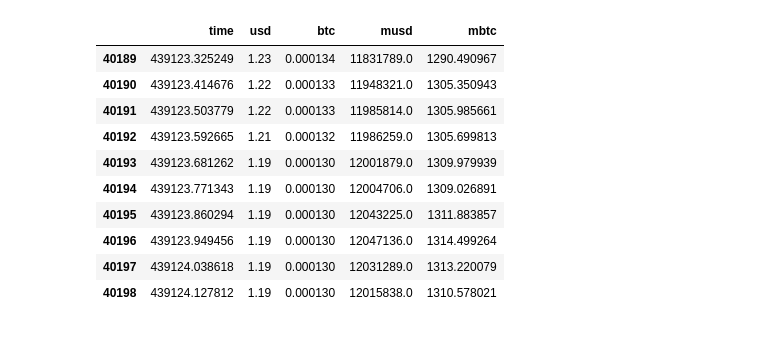
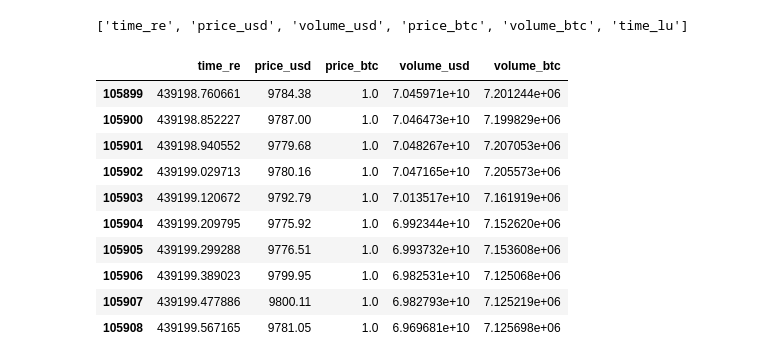
Before and after one commit to kaluzap/python_coingecko_mysql_report, a Jupyter notebook: notebook/open_clean_old_database.ipynb, the cells around one changed output. Saved outputs shown, nothing was run; the diff lists cells and outputs as text; code cells hidden in the pictures.

```diff
--- a/notebook/open_clean_old_database.ipynb
+++ b/notebook/open_clean_old_database.ipynb
@@ -6,15 +10,24 @@ file = "/home/pablo/bitcoin/tomador_de_datos/python_coingecko/datos/LSK_todo.dat
+# %%
+print(config.COLUMN_NAMES)
+# %% [output]
+['time_re', 'price_usd', 'volume_usd', 'price_btc', 'volume_btc', 'time_lu']
+# %%
+the_file = f'/home/pablo/MEGA/SEGURO_DE_DATOS/datos/old_database/{the_symbol}_todo.dat'
 # %%
-df = pd.read_csv(file, dtype = {'time':np.float64, 'usd':np.float64, 'btc':np.float64, 'musd':np.float64, 'mbtc':np.float64}, names = ['time', 'usd', 'btc', 'musd', 'mbtc'], usecols=[0, 1, 2, 3, 4], delim_whitespace = True)
+df = pd.read_csv(the_file, dtype = {'time_re':np.float64, 'price_usd':np.float64, 'price_btc':np.float64, 'volume_usd':np.float64, 'volume_btc':np.float64},
+                 names = ['time_re', 'price_usd', 'price_btc', 'volume_usd', 'volume_btc'],
+                 usecols=[0, 1, 2, 3, 4],
+                 delim_whitespace = True)
 df.tail(10)
 # %% [output]
-|  | time | usd | btc | musd | mbtc |
-| 40189 | 439123.325249 | 1.23 | 0.000134 | 11831789.0 | 1290.490967 |
-| 40190 | 439123.414676 | 1.22 | 0.000133 | 11948321.0 | 1305.350943 |
-| 40191 | 439123.503779 | 1.22 | 0.000133 | 11985814.0 | 1305.985661 |
-| 40192 | 439123.592665 | 1.21 | 0.000132 | 11986259.0 | 1305.699813 |
-| 40193 | 439123.681262 | 1.19 | 0.000130 | 12001879.0 | 1309.979939 |
-| 40194 | 439123.771343 | 1.19 | 0.000130 | 12004706.0 | 1309.026891 |
-| 40195 | 439123.860294 | 1.19 | 0.000130 | 12043225.0 | 1311.883857 |
-| 40196 | 439123.949456 | 1.19 | 0.000130 | 12047136.0 | 1314.499264 |
-| 40197 | 439124.038618 | 1.19 | 0.000130 | 12031289.0 | 1313.220079 |
-| 40198 | 439124.127812 | 1.19 | 0.000130 | 12015838.0 | 1310.578021 |
+|  | time_re | price_usd | price_btc | volume_usd | volume_btc |
+| 105899 | 439198.760661 | 9784.38 | 1.0 | 7.045971e+10 | 7.201244e+06 |
+| 105900 | 439198.852227 | 9787.00 | 1.0 | 7.046473e+10 | 7.199829e+06 |
+| 105901 | 439198.940552 | 9779.68 | 1.0 | 7.048267e+10 | 7.207053e+06 |
+| 105902 | 439199.029713 | 9780.16 | 1.0 | 7.047165e+10 | 7.205573e+06 |
+| 105903 | 439199.120672 | 9792.79 | 1.0 | 7.013517e+10 | 7.161919e+06 |
+| 105904 | 439199.209795 | 9775.92 | 1.0 | 6.992344e+10 | 7.152620e+06 |
+| 105905 | 439199.299288 | 9776.51 | 1.0 | 6.993732e+10 | 7.153608e+06 |
+| 105906 | 439199.389023 | 9799.95 | 1.0 | 6.982531e+10 | 7.125068e+06 |
+| 105907 | 439199.477886 | 9800.11 | 1.0 | 6.982793e+10 | 7.125219e+06 |
+| 105908 | 439199.567165 | 9781.05 | 1.0 | 6.969681e+10 | 7.125698e+06 |
```
Also changed, not shown: parts of 9 cells of this notebook, 2 other files.
